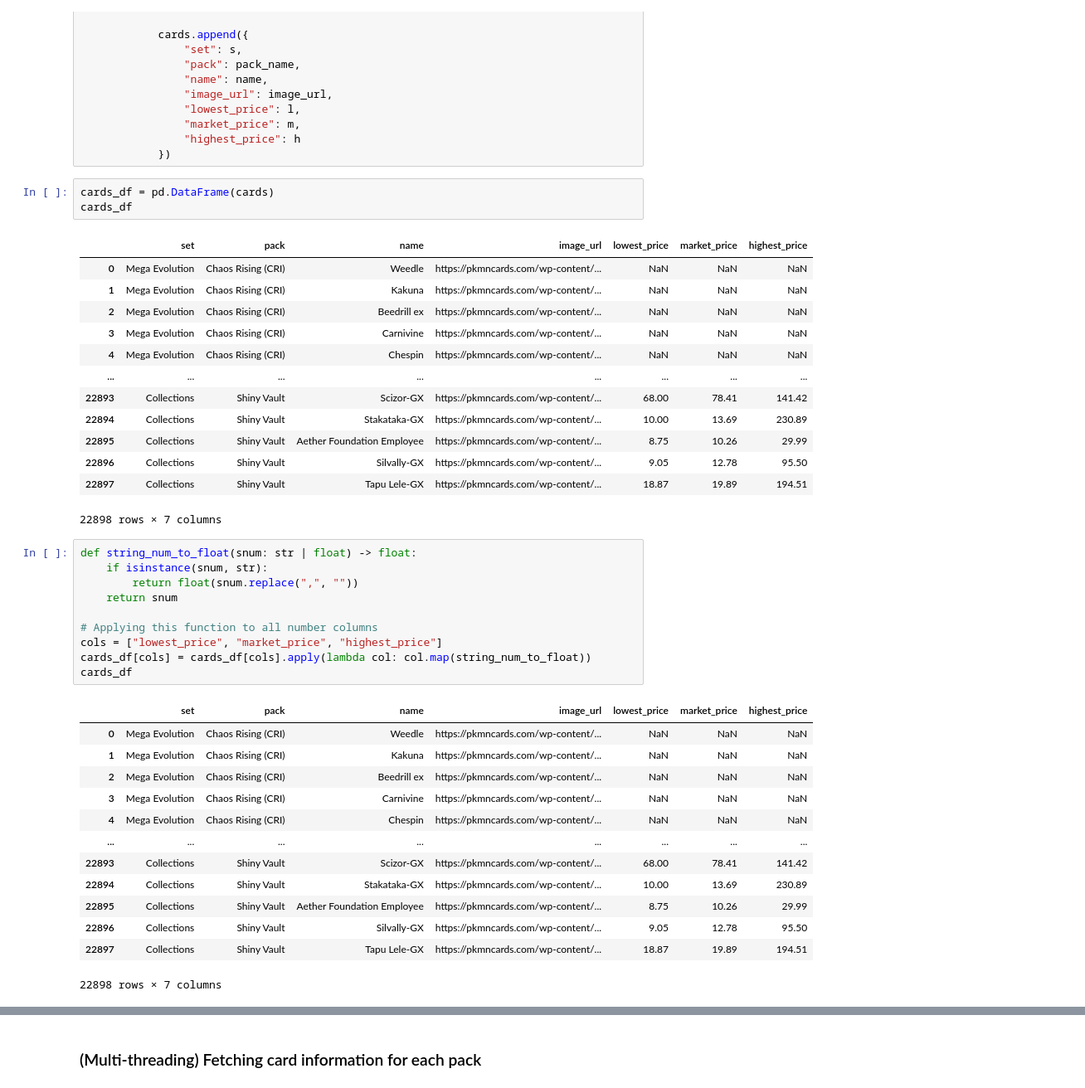
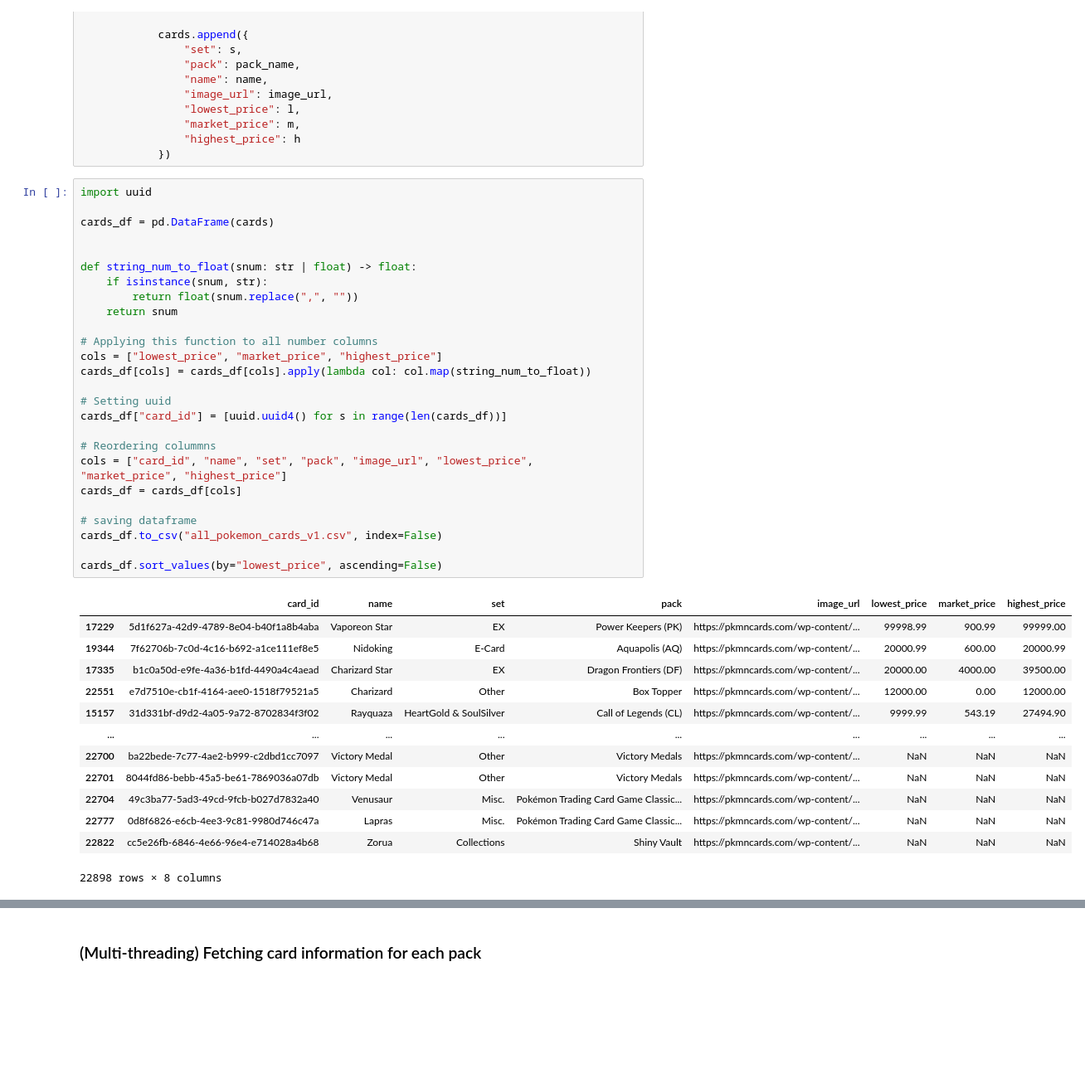
Before and after one commit to liamhade/PokeMash, a Jupyter notebook: utils/scraper.ipynb, the cells around one changed output, grey strips where cells are left out. Shown at 83% size. Saved outputs shown, nothing was run; the diff lists cells and outputs as text; blank space fills up the shorter version.

Commit message:
added skill + saving notebook

```diff
--- a/utils/scraper.ipynb
+++ b/utils/scraper.ipynb
@@ -85,44 +85,43 @@ for s, packs in tqdm(sets_and_split_packs.items(), desc="Sets", leave=False):
 				"market_price": m,
 				"highest_price": h
 			})
-# %%
-cards_df = pd.DataFrame(cards)
-cards_df
-# %% [output]
-|  | set | pack | name | image_url | lowest_price | market_price | highest_price |
-| 0 | Mega Evolution | Chaos Rising (CRI) | Weedle | https://pkmncards.com/wp-content/... | NaN | NaN | NaN |
-| 1 | Mega Evolution | Chaos Rising (CRI) | Kakuna | https://pkmncards.com/wp-content/... | NaN | NaN | NaN |
-| 2 | Mega Evolution | Chaos Rising (CRI) | Beedrill ex | https://pkmncards.com/wp-content/... | NaN | NaN | NaN |
-| 3 | Mega Evolution | Chaos Rising (CRI) | Carnivine | https://pkmncards.com/wp-content/... | NaN | NaN | NaN |
-| 4 | Mega Evolution | Chaos Rising (CRI) | Chespin | https://pkmncards.com/wp-content/... | NaN | NaN | NaN |
-| ... | ... | ... | ... | ... | ... | ... | ... |
-| 22893 | Collections | Shiny Vault | Scizor-GX | https://pkmncards.com/wp-content/... | 68.00 | 78.41 | 141.42 |
-| 22894 | Collections | Shiny Vault | Stakataka-GX | https://pkmncards.com/wp-content/... | 10.00 | 13.69 | 230.89 |
-| 22895 | Collections | Shiny Vault | Aether Foundation Employee | https://pkmncards.com/wp-content/... | 8.75 | 10.26 | 29.99 |
-| 22896 | Collections | Shiny Vault | Silvally-GX | https://pkmncards.com/wp-content/... | 9.05 | 12.78 | 95.50 |
-| 22897 | Collections | Shiny Vault | Tapu Lele-GX | https://pkmncards.com/wp-content/... | 18.87 | 19.89 | 194.51 |
-22898 rows × 7 columns
 # %%
+import uuid
+
+cards_df = pd.DataFrame(cards)
+
+
 def string_num_to_float(snum: str | float) -> float:
 	if isinstance(snum, str):
 		return float(snum.replace(",", ""))
 	return snum
 
 # Applying this function to all number columns
 cols = ["lowest_price", "market_price", "highest_price"]
 cards_df[cols] = cards_df[cols].apply(lambda col: col.map(string_num_to_float))
-cards_df
+
+# Setting uuid
+cards_df["card_id"] = [uuid.uuid4() for s in range(len(cards_df))]
+
+# Reordering colummns
+cols = ["card_id", "name", "set", "pack", "image_url", "lowest_price", "market_price", "highest_price"]
+cards_df = cards_df[cols]
+
+# saving dataframe
+cards_df.to_csv("all_pokemon_cards_v1.csv", index=False)
+
+cards_df.sort_values(by="lowest_price", ascending=False)
 # %% [output]
-|  | set | pack | name | image_url | lowest_price | market_price | highest_price |
-| 0 | Mega Evolution | Chaos Rising (CRI) | Weedle | https://pkmncards.com/wp-content/... | NaN | NaN | NaN |
-| 1 | Mega Evolution | Chaos Rising (CRI) | Kakuna | https://pkmncards.com/wp-content/... | NaN | NaN | NaN |
-| 2 | Mega Evolution | Chaos Rising (CRI) | Beedrill ex | https://pkmncards.com/wp-content/... | NaN | NaN | NaN |
-| 3 | Mega Evolution | Chaos Rising (CRI) | Carnivine | https://pkmncards.com/wp-content/... | NaN | NaN | NaN |
-| 4 | Mega Evolution | Chaos Rising (CRI) | Chespin | https://pkmncards.com/wp-content/... | NaN | NaN | NaN |
-| ... | ... | ... | ... | ... | ... | ... | ... |
-| 22893 | Collections | Shiny Vault | Scizor-GX | https://pkmncards.com/wp-content/... | 68.00 | 78.41 | 141.42 |
-| 22894 | Collections | Shiny Vault | Stakataka-GX | https://pkmncards.com/wp-content/... | 10.00 | 13.69 | 230.89 |
-| 22895 | Collections | Shiny Vault | Aether Foundation Employee | https://pkmncards.com/wp-content/... | 8.75 | 10.26 | 29.99 |
-| 22896 | Collections | Shiny Vault | Silvally-GX | https://pkmncards.com/wp-content/... | 9.05 | 12.78 | 95.50 |
-| 22897 | Collections | Shiny Vault | Tapu Lele-GX | https://pkmncards.com/wp-content/... | 18.87 | 19.89 | 194.51 |
+|  | card_id | name | set | pack | image_url | lowest_price | market_price | highest_price |
+| 17229 | 5d1f627a-42d9-4789-8e04-b40f1a8b4aba | Vaporeon Star | EX | Power Keepers (PK) | https://pkmncards.com/wp-content/... | 99998.99 | 900.99 | 99999.00 |
+| 19344 | 7f62706b-7c0d-4c16-b692-a1ce111ef8e5 | Nidoking | E-Card | Aquapolis (AQ) | https://pkmncards.com/wp-content/... | 20000.99 | 600.00 | 20000.99 |
+| 17335 | b1c0a50d-e9fe-4a36-b1fd-4490a4c4aead | Charizard Star | EX | Dragon Frontiers (DF) | https://pkmncards.com/wp-content/... | 20000.00 | 4000.00 | 39500.00 |
+| 22551 | e7d7510e-cb1f-4164-aee0-1518f79521a5 | Charizard | Other | Box Topper | https://pkmncards.com/wp-content/... | 12000.00 | 0.00 | 12000.00 |
+| 15157 | 31d331bf-d9d2-4a05-9a72-8702834f3f02 | Rayquaza | HeartGold & SoulSilver | Call of Legends (CL) | https://pkmncards.com/wp-content/... | 9999.99 | 543.19 | 27494.90 |
+| ... | ... | ... | ... | ... | ... | ... | ... | ... |
+| 22700 | ba22bede-7c77-4ae2-b999-c2dbd1cc7097 | Victory Medal | Other | Victory Medals | https://pkmncards.com/wp-content/... | NaN | NaN | NaN |
+| 22701 | 8044fd86-bebb-45a5-be61-7869036a07db | Victory Medal | Other | Victory Medals | https://pkmncards.com/wp-content/... | NaN | NaN | NaN |
+| 22704 | 49c3ba77-5ad3-49cd-9fcb-b027d7832a40 | Venusaur | Misc. | Pokémon Trading Card Game Classic... | https://pkmncards.com/wp-content/... | NaN | NaN | NaN |
+| 22777 | 0d8f6826-e6cb-4ee3-9c81-9980d746c47a | Lapras | Misc. | Pokémon Trading Card Game Classic... | https://pkmncards.com/wp-content/... | NaN | NaN | NaN |
+| 22822 | cc5e26fb-6846-4e66-96e4-e714028a4b68 | Zorua | Collections | Shiny Vault | https://pkmncards.com/wp-content/... | NaN | NaN | NaN |
-22898 rows × 7 columns
+22898 rows × 8 columns
```
Also changed, not shown: parts of 2 cells of this notebook, 5 other files.
